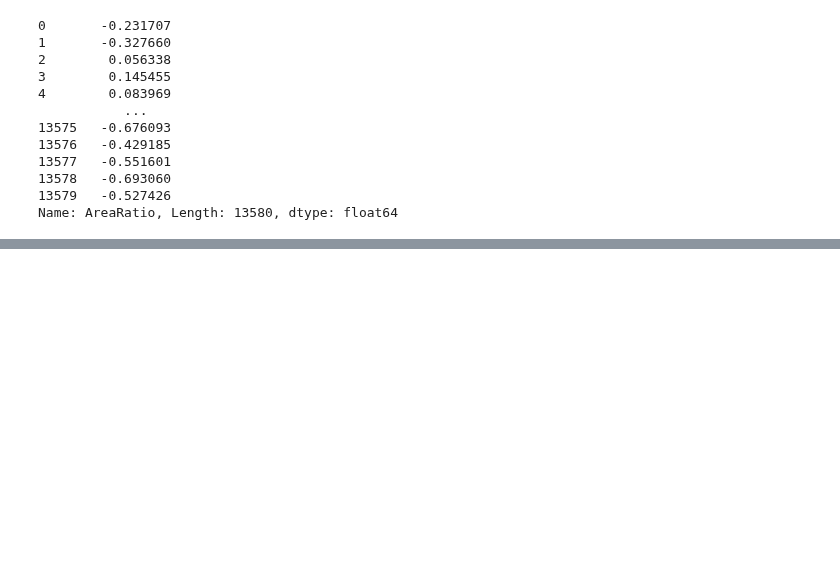
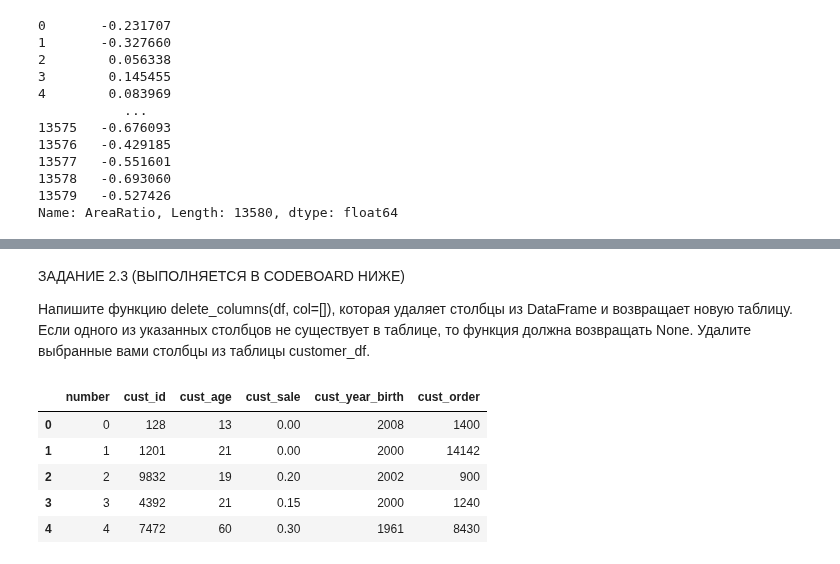
Before and after one commit to BubbleGama4ok/test, a Jupyter notebook: PY_11_Базовые приемы в Pandas/11_2.Базовые операции.ipynb, the cells around one changed output, grey strips where cells are left out. Drawn from its saved outputs; the diff is of its cells as text; code cells hidden in the pictures; blank space fills up the shorter version.

```diff
--- a/PY_11_Базовые приемы в Pandas/11_2.Базовые операции.ipynb
+++ b/PY_11_Базовые приемы в Pandas/11_2.Базовые операции.ipynb
@@ -126,0 +190,21 @@ Name: AreaRatio, Length: 13580, dtype: float64
+# %% [markdown]
+ЗАДАНИЕ 2.3 (ВЫПОЛНЯЕТСЯ В CODEBOARD НИЖЕ)
+
+Напишите функцию delete_columns(df, col=[]), которая удаляет столбцы из DataFrame и возвращает новую таблицу. Если одного из указанных столбцов не существует в таблице, то функция должна возвращать None. Удалите выбранные вами столбцы из таблицы customer_df.
+# %%
+customer_df = pd.DataFrame({
+            'number': [0, 1, 2, 3, 4],
+            'cust_id': [128, 1201, 9832, 4392, 7472],
+            'cust_age': [13, 21, 19, 21, 60],
+            'cust_sale': [0, 0, 0.2, 0.15, 0.3],
+            'cust_year_birth': [2008, 2000, 2002, 2000, 1961],
+            'cust_order': [1400, 14142, 900, 1240, 8430]
+        })
+display(customer_df)
+# %% [output]
+|  | number | cust_id | cust_age | cust_sale | cust_year_birth | cust_order |
+| 0 | 0 | 128 | 13 | 0.00 | 2008 | 1400 |
+| 1 | 1 | 1201 | 21 | 0.00 | 2000 | 14142 |
+| 2 | 2 | 9832 | 19 | 0.20 | 2002 | 900 |
+| 3 | 3 | 4392 | 21 | 0.15 | 2000 | 1240 |
+| 4 | 4 | 7472 | 60 | 0.30 | 1961 | 8430 |
```
Also changed, not shown: parts of 10 cells of this notebook, 2 other files.
